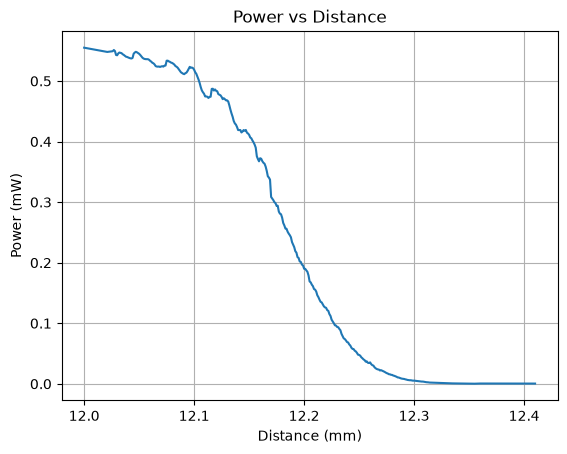
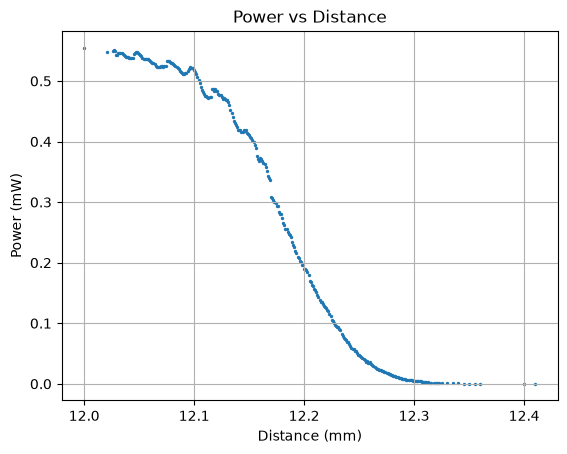
Unified diff of the notebook cell whose output changed from the first chart to the second:
--- before
+++ after
@@ -1,2 +1,10 @@
+plt.scatter(df_clean['Distance (mm)'], df_clean['Power (mW)'], s=2)
+
+plt.title('Power vs Distance')
+plt.xlabel('Distance (mm)')
+plt.ylabel('Power (mW)')
+plt.grid(True)
+plt.show()
+
 plt.plot(df_clean['Distance (mm)'], df_clean['Power (mW)'])
 
@@ -7,2 +15,3 @@
 
 plt.show()
+

Commit: Remove obsolete .blg file, update .pdf file, and enhance .tex document with new signal processing calculations and experimental results for optimizing SHG at 1064 nm using PPLN crystal.